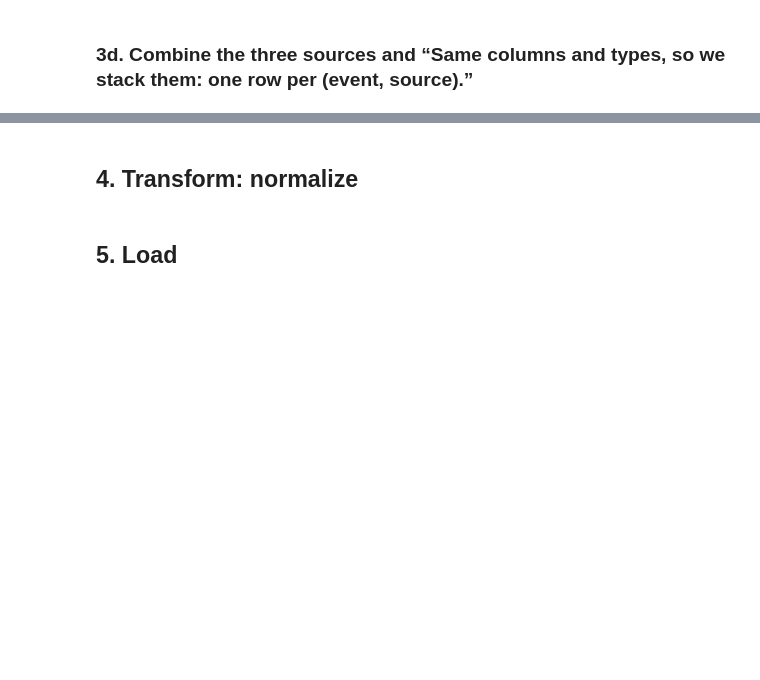
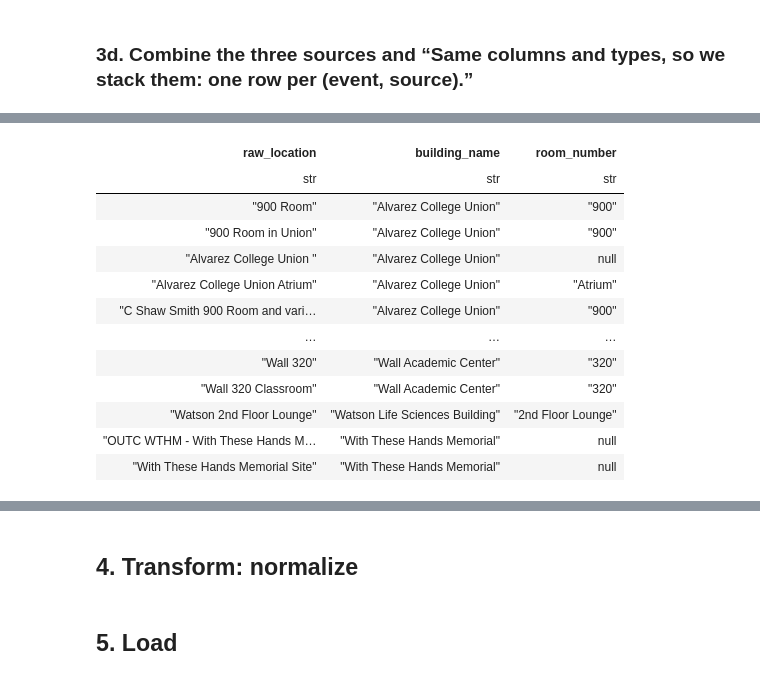
Before and after one commit to Jogarenas/CatCruxis, a Jupyter notebook: etl/etl_pipeline.ipynb, the cells around one changed output, grey strips where cells are left out. Cells and saved outputs as stored; diff of their text form; code cells hidden in the pictures; blank space fills up the shorter version.

Commit message:
ETL: attach locations and all clean data checks

```diff
--- a/etl/etl_pipeline.ipynb
+++ b/etl/etl_pipeline.ipynb
@@ -443,0 +489,70 @@ shape: (3, 2)
+# %%
+ONLINE = "Online / TBD"
+
+# (word to look for, building name). First match wins, so specific rules go first.
+BUILDING_RULES = [
+    ("hurt hub", "The Hurt Hub"),
+    ("cannon pool", "Baker Sports Complex"),
+    ("baker", "Baker Sports Complex"),
+    ("oasis", "Alvarez College Union"),
+    ("900 room", "Alvarez College Union"),
+    ("morcott", "Alvarez College Union"),
+    ("union", "Alvarez College Union"),
+    ("alvarez", "Alvarez College Union"),
+    ("chambers", "Chambers Building"),
+    ("hance", "Chambers Building"),
+    ("baxter-davidson", "Chambers Building"),
+    ("wall", "Wall Academic Center"),
+    ("sloan", "Sloan Music Center"),
+    ("tyler-tallman", "Sloan Music Center"),
+    ("cunn ", "Cunningham Fine Arts Building"),
+    ("barber theatre", "Cunningham Fine Arts Building"),
+    ("visual arts center", "Visual Arts Center"),
+    ("vac ", "Visual Arts Center"),
+    ("spencer", "Spencer-Weinstein Center"),
+    ("with these hands", "With These Hands Memorial"),
+    ("dcpc", "Davidson College Presbyterian Church"),
+    ("watson", "Watson Life Sciences Building"),
+]
+
+# Named spots inside a building (used when there's no room number)
+ROOM_NAMES = [
+    "Hance Auditorium", "Baxter-Davidson Room", "Tyler-Tallman Recital Hall", "Barber Theatre",
+    "Semans Lecture Hall", "Smith 900 Room", "900 Room", "Morcott Room", "Oasis", "Atrium",
+    "Amphitheater", "Ampitheater", "Cannon Pool", "Dance Studio A", "South Lawn", "Parking Lot",
+    "Flagpole", "2nd Floor Lounge", "Hamilton W. McKay Atrium",
+]
+
+
+def split_location(raw):
+    # F9: turn one free-text location into (building_name, room_number)
+    text_ = " ".join((raw or "").split())
+    lower = text_.lower()
+    if not text_ or lower.startswith("http") or "zoom" in lower or "virtual" in lower:
+        return ONLINE, None
+
+    building = next((b for word, b in BUILDING_RULES if word in lower + " "), None)
+    if building is None:
+        return text_, None            # unknown place: keep the cleaned text, no room
+
+    number = re.search(r"\b(\d{3,4})\b", text_)
+    if number:
+        return building, number.group(1)
+    for name in ROOM_NAMES:
+        if name.lower() in lower:
+            return building, "Amphitheater" if name == "Ampitheater" else name   # fix one misspelling
+    return building, None             # the building in general
+
+
+# Run the rules once per distinct location ("" stands for a missing location)
+raw_locations = cleaned["location"].fill_null("").unique().sort().to_list()
+location_map = pl.DataFrame(
+    [{"raw_location": raw, "building_name": b, "room_number": r}
+     for raw in raw_locations
+     for b, r in [split_location(raw)]],
+    schema={"raw_location": pl.String, "building_name": pl.String, "room_number": pl.String},
+)
+print("distinct raw locations:", location_map.height)
+print("distinct buildings:    ", location_map["building_name"].n_unique())
+location_map.sort("building_name")
+# %% [output]
@@ -443,0 +562,13 @@ shape: (3, 2)
+| raw_location | building_name | room_number |
+| str | str | str |
+| "900 Room" | "Alvarez College Union" | "900" |
+| "900 Room in Union" | "Alvarez College Union" | "900" |
+| "Alvarez College Union " | "Alvarez College Union" | null |
+| "Alvarez College Union Atrium" | "Alvarez College Union" | "Atrium" |
+| "C Shaw Smith 900 Room and vari… | "Alvarez College Union" | "900" |
+| … | … | … |
+| "Wall 320" | "Wall Academic Center" | "320" |
+| "Wall 320 Classroom" | "Wall Academic Center" | "320" |
+| "Watson 2nd Floor Lounge" | "Watson Life Sciences Building" | "2nd Floor Lounge" |
+| "OUTC WTHM - With These Hands M… | "With These Hands Memorial" | null |
+| "With These Hands Memorial Site" | "With These Hands Memorial" | null |
```
Also changed, not shown: parts of 13 cells of this notebook.
